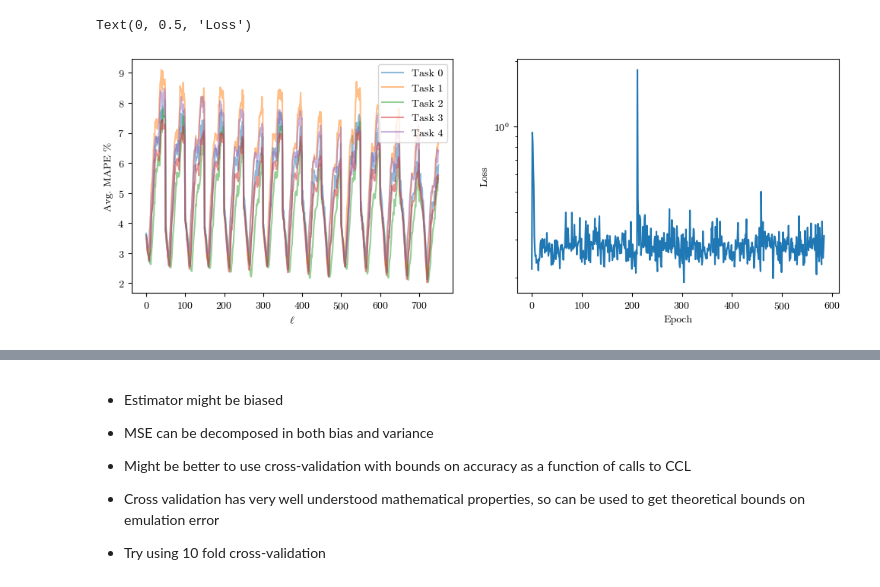
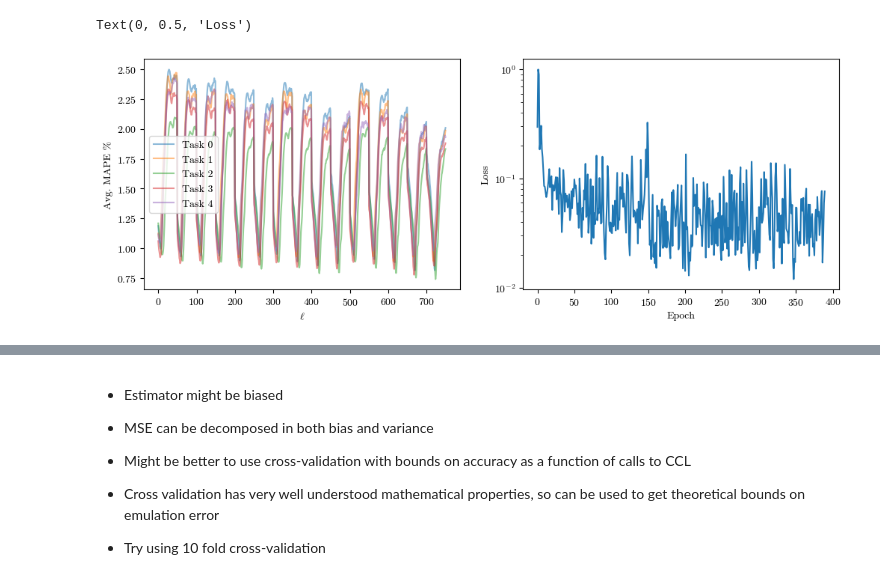
Before and after one commit to CMacM/CosyMAML, a Jupyter notebook: optimise_cnn.ipynb, the cells around one changed output, grey strips where cells are left out. Drawn from its saved outputs; the diff is of its cells as text; code cells hidden in the pictures.

Commit message:
Final rewrite of FOMAML w/ Shared AdaM training code

```diff
--- a/optimise_cnn.ipynb
+++ b/optimise_cnn.ipynb
@@ -116,7 +116,7 @@ filename = 'data/200tasks_2000samples.npz'
 n_tasks = 200  # Number of tasks in the dataset
 
 # Example usage of the data generator
-batch_size = 10  # Number of tasks per batch
+batch_size = 200  # Number of tasks per batch
 train_gen = data_generator(filename, batch_size)
 
 # Load data in batches using the generator
@@ -129,26 +129,26 @@ for _ in range(outer_epochs):
         print(f'Loaded batch with shape: {X_train_batch.shape}, {Y_train_log_batch.shape}')
         # Now you can train on each batch
 
-        # if i == 0:
-        #     # Randomly shuffle tasks
-        #     tasks = np.arange(len(X_train_batch))
-        #     tasks = np.random.permutation(tasks)
-        #     # Split tasks into training and cross-validation
-        #     cv_tasks = tasks[:5]
-        #     train_tasks = np.delete(tasks, cv_tasks)
-        #     # Split data into training and cross-validation
-        #     X_cross_val = X_train_batch[cv_tasks]
-        #     Y_cross_val = Y_train_log_batch[cv_tasks]
-        #     X_train_batch = X_train_batch[train_tasks]
-        #     Y_train_log_batch = Y_train_log_batch[train_tasks]
+        if i == 0:
+            # Randomly shuffle tasks
+            tasks = np.arange(len(X_train_batch))
+            tasks = np.random.permutation(tasks)
+            # Split tasks into training and cross-validation
+            cv_tasks = tasks[:5]
+            train_tasks = np.delete(tasks, cv_tasks)
+            # Split data into training and cross-validation
+            X_cross_val = X_train_batch[cv_tasks]
+            Y_cross_val = Y_train_log_batch[cv_tasks]
+            X_train_batch = X_train_batch[train_tasks]
+            Y_train_log_batch = Y_train_log_batch[train_tasks]
 
         # Meta-train model
         meta_loss = CosyMAML_log.meta_train(
             x_train=X_train_batch,
             y_train=Y_train_log_batch,
-            spt_frac=0.6,
-            outer_epochs=1,
-            inner_epochs=5,
+            spt_frac=0.8,
+            outer_epochs=2,
+            inner_epochs=10,
             rec_loss=True,
             plot_prog=False,
             plot_summary=False
@@ -179,26 +162,26 @@ plt.plot(meta_loss)
 # %%
 # Cross-validate model
 err_all, err_avg_all, y_pred, y_true, rand_inds = CosyMAML_log.cross_validate(
     x_val=X_cross_val,
     y_val=Y_cross_val,
     n_shots=512,
-    adapt_steps=256
+    adapt_steps=512
 )
 # Plot cross-validation results
 _, axs = plt.subplots(1, 2, figsize=(12, 4))
 for i in range(X_cross_val.shape[0]):
     axs[0].plot(err_avg_all[i], ls='-', alpha=0.5, label='Task %d' % i)
 axs[0].legend()
 axs[0].set_ylabel('Avg. MAPE %')
 axs[0].set_xlabel(r'$\ell$')
 
 # plot loss
 axs[1].plot(loss, label='Loss')
 axs[1].set_yscale('log')
 axs[1].set_xlabel('Epoch')
 axs[1].set_ylabel('Loss')
 # %% [output]
 Text(0, 0.5, 'Loss')
-[figure, old version]
+[figure, new version]
 # %%
 # Plot only samples from worst task with < 5% max error
```
Also changed, not shown: parts of 6 cells of this notebook, 7 other files.
